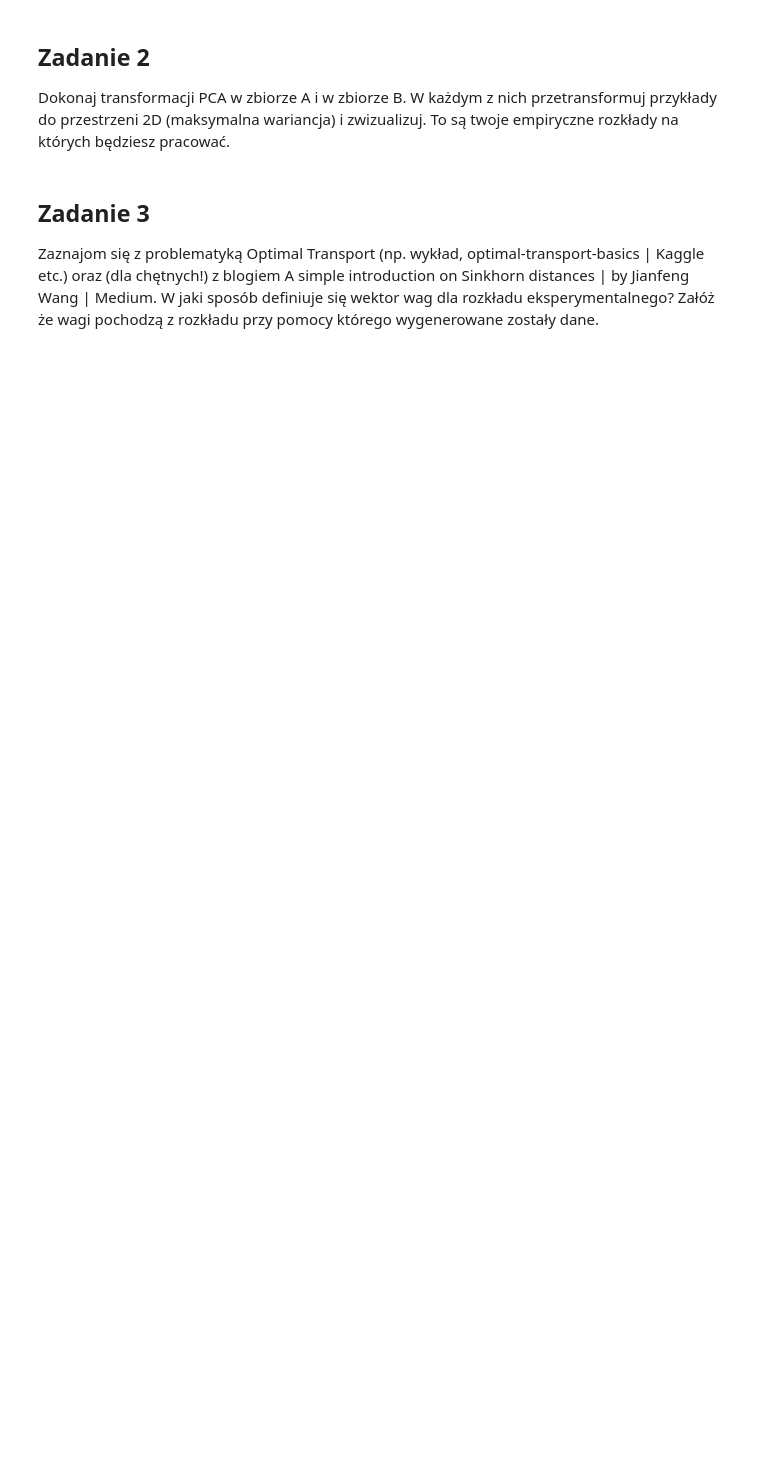
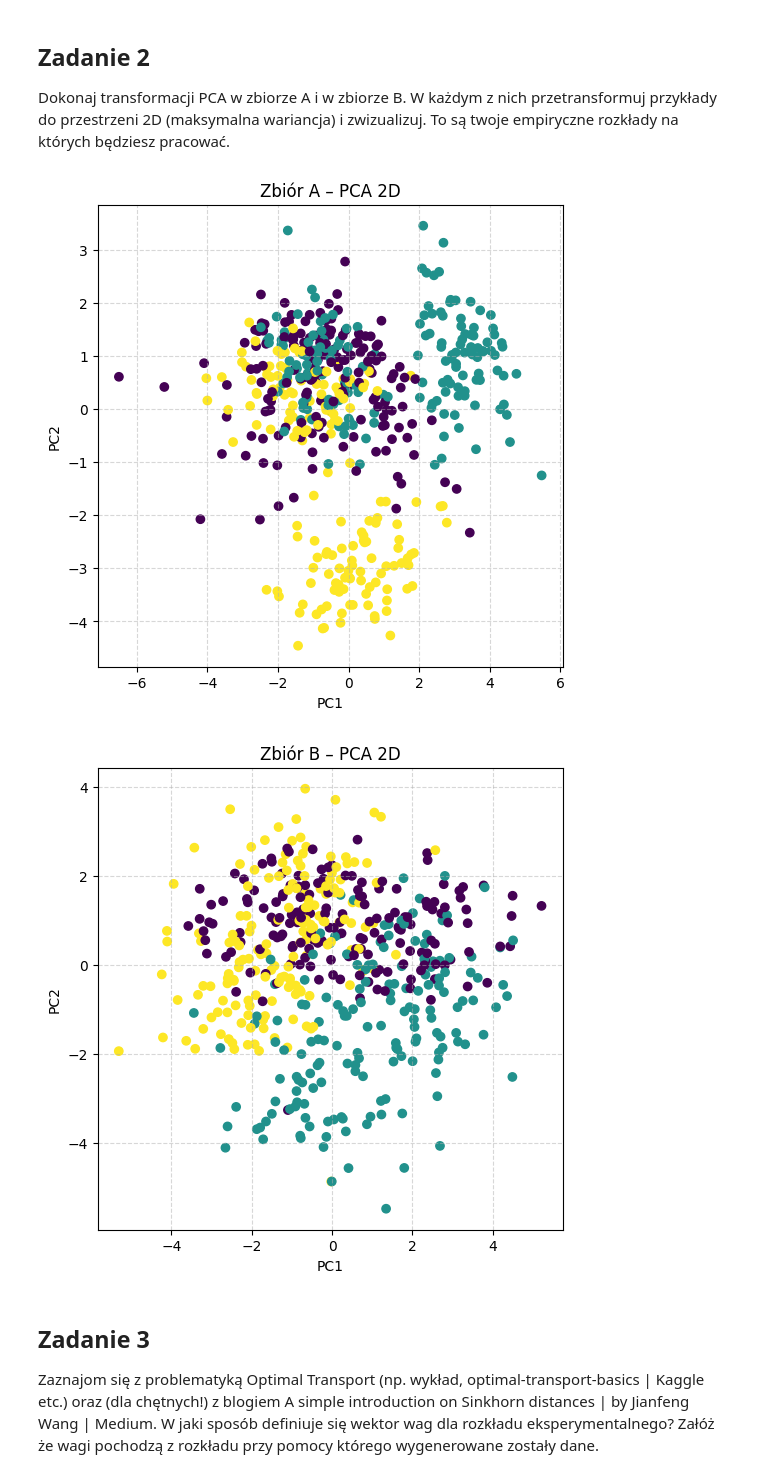
Before and after one commit to PiotrBra/MachineLearning, a Jupyter notebook: lab3/lab3.ipynb, the cells around one changed output. Saved outputs shown, nothing was run; the diff lists cells and outputs as text; code cells hidden in the pictures; blank space fills up the shorter version.

```diff
--- a/lab3/lab3.ipynb
+++ b/lab3/lab3.ipynb
@@ -132,6 +134,40 @@ Zbiór B: (700, 15), etykiety: [0 1 2] (tylko do ewaluacji)
 ## Zadanie 2
 
 Dokonaj transformacji PCA w zbiorze A i w zbiorze B. W każdym z nich przetransformuj przykłady do przestrzeni 2D (maksymalna wariancja) i zwizualizuj. To są twoje empiryczne rozkłady na których będziesz pracować.
+# %%
+# 2) Standardize and PCA separately to 2D
+scaler_A = StandardScaler()
+A_scaled = scaler_A.fit_transform(A_X)
+pca_A = PCA(n_components=2, random_state=0)
+A_2d = pca_A.fit_transform(A_scaled)
+
+scaler_B = StandardScaler()
+B_scaled = scaler_B.fit_transform(B_X)
+pca_B = PCA(n_components=2, random_state=0)
+B_2d = pca_B.fit_transform(B_scaled)
+
+# 3) Visualization: two separate figures
+
+# Zbiór A
+plt.figure(figsize=(6,6))
+plt.scatter(A_2d[:,0], A_2d[:,1], c=A_y)
+plt.title("Zbiór A – PCA 2D")
+plt.xlabel("PC1")
+plt.ylabel("PC2")
+plt.grid(True, linestyle='--', alpha=0.5)
+plt.show()
+
+# Zbiór B
+plt.figure(figsize=(6,6))
+plt.scatter(B_2d[:,0], B_2d[:,1], c=B_y)
+plt.title("Zbiór B – PCA 2D")
+plt.xlabel("PC1")
+plt.ylabel("PC2")
+plt.grid(True, linestyle='--', alpha=0.5)
+plt.show()
+# %% [output]
+[figure, added]
+[figure, added]
 # %% [markdown]
 ## Zadanie 3
 
```
Also changed, not shown: parts of 8 cells of this notebook.
